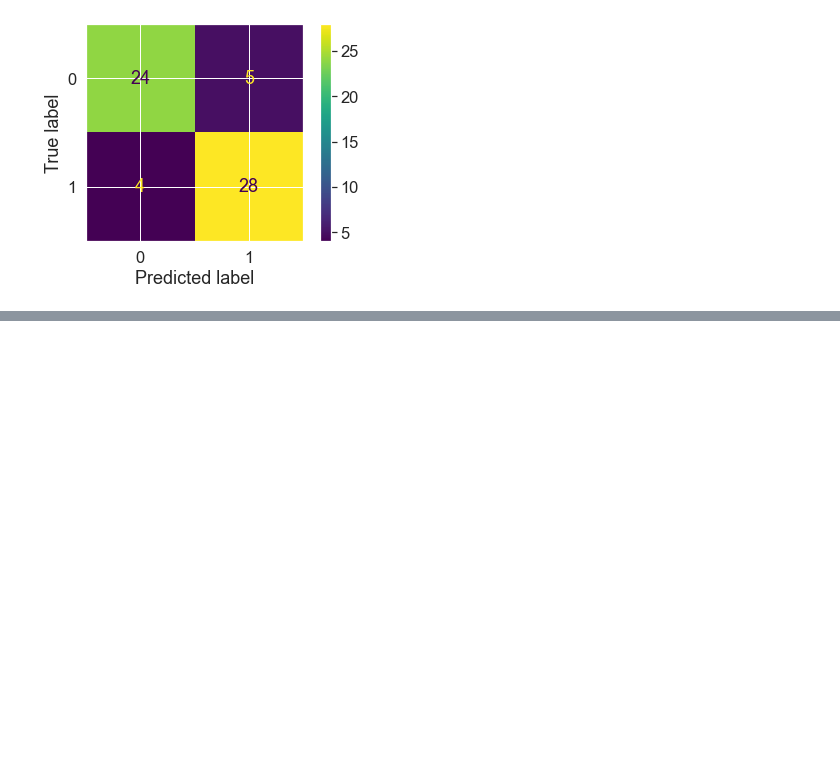
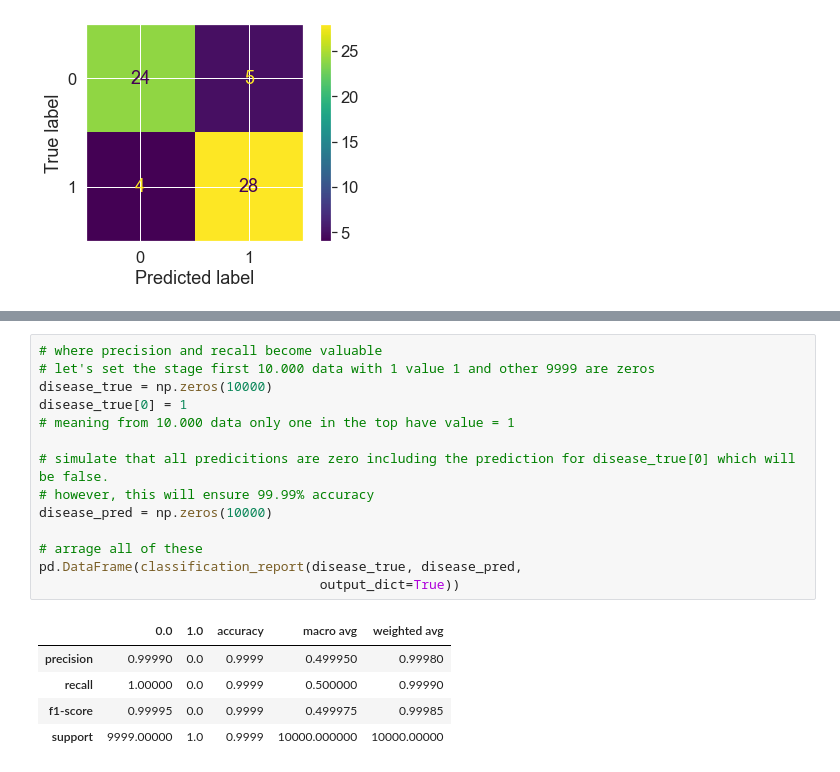
Before and after one commit to m00racle/zero-to-mastery-ml, a Jupyter notebook: section-2-data-science-and-ml-tools/Scikit-Learn-Evaluating-Model.ipynb, the cells around one changed output, grey strips where cells are left out. Drawn from its saved outputs; the diff is of its cells as text; blank space fills up the shorter version.

Commit message:
finishing classifier model eval by classifier report

```diff
--- a/section-2-data-science-and-ml-tools/Scikit-Learn-Evaluating-Model.ipynb
+++ b/section-2-data-science-and-ml-tools/Scikit-Learn-Evaluating-Model.ipynb
@@ -585,0 +642,20 @@ Classification report
+# %%
+# where precision and recall become valuable
+# let's set the stage first 10.000 data with 1 value 1 and other 9999 are zeros
+disease_true = np.zeros(10000)
+disease_true[0] = 1
+# meaning from 10.000 data only one in the top have value = 1
+
+# simulate that all predicitions are zero including the prediction for disease_true[0] which will be false.
+# however, this will ensure 99.99% accuracy
+disease_pred = np.zeros(10000)
+
+# arrage all of these
+pd.DataFrame(classification_report(disease_true, disease_pred,
+                                    output_dict=True))
+# %% [output]
+|  | 0.0 | 1.0 | accuracy | macro avg | weighted avg |
+| precision | 0.99990 | 0.0 | 0.9999 | 0.499950 | 0.99980 |
+| recall | 1.00000 | 0.0 | 0.9999 | 0.500000 | 0.99990 |
+| f1-score | 0.99995 | 0.0 | 0.9999 | 0.499975 | 0.99985 |
+| support | 9999.00000 | 1.0 | 0.9999 | 10000.000000 | 10000.00000 |
```
Also changed, not shown: parts of 4 cells of this notebook.
